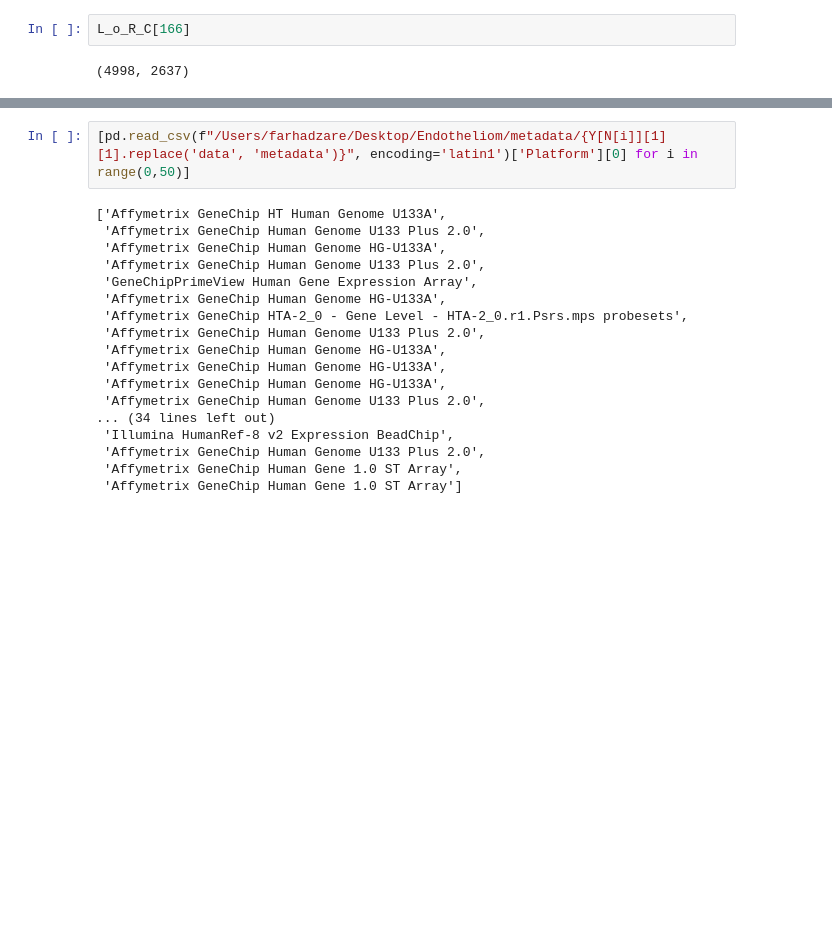
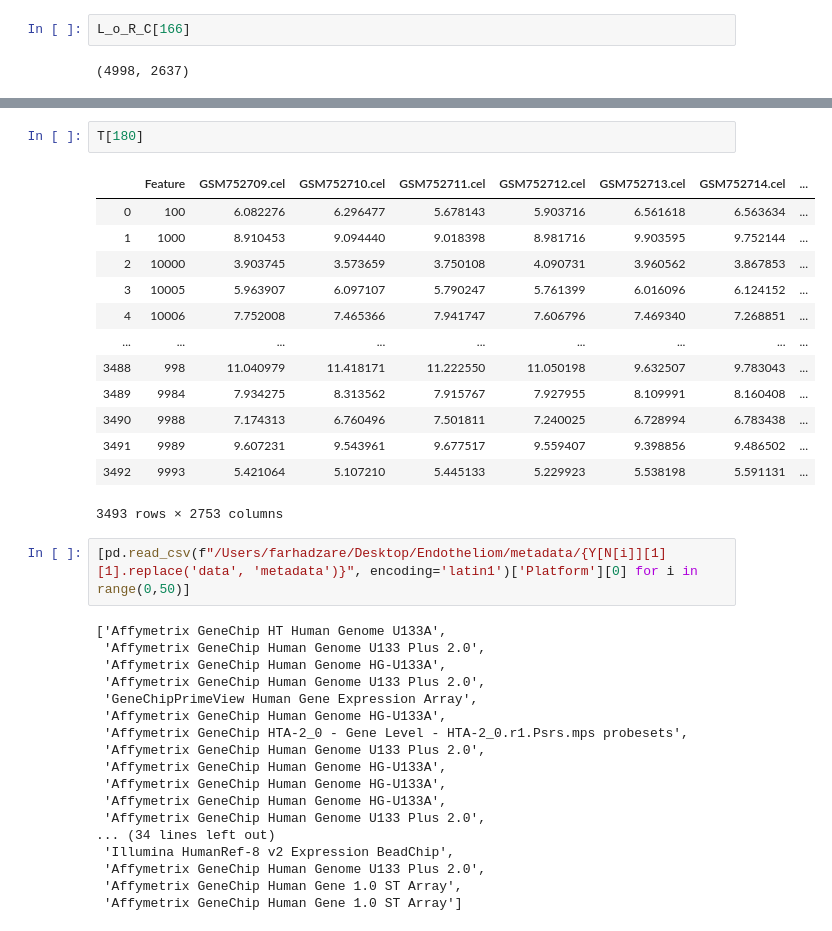
Before and after one commit to farhad-zare/Endo-Gene-, a Jupyter notebook: Optimal/optimization.ipynb, the cells around one changed output, grey strips where cells are left out. Drawn from its saved outputs; the diff is of its cells as text; blank space fills up the shorter version.

```diff
--- a/Optimal/optimization.ipynb
+++ b/Optimal/optimization.ipynb
@@ -125,3 +155,19 @@ plt.show()
+# %%
+T[180]
+# %% [output]
+|  | Feature | GSM752709.cel | GSM752710.cel | GSM752711.cel | GSM752712.cel | GSM752713.cel | GSM752714.cel | ... |
+| 0 | 100 | 6.082276 | 6.296477 | 5.678143 | 5.903716 | 6.561618 | 6.563634 | ... |
+| 1 | 1000 | 8.910453 | 9.094440 | 9.018398 | 8.981716 | 9.903595 | 9.752144 | ... |
+| 2 | 10000 | 3.903745 | 3.573659 | 3.750108 | 4.090731 | 3.960562 | 3.867853 | ... |
+| 3 | 10005 | 5.963907 | 6.097107 | 5.790247 | 5.761399 | 6.016096 | 6.124152 | ... |
+| 4 | 10006 | 7.752008 | 7.465366 | 7.941747 | 7.606796 | 7.469340 | 7.268851 | ... |
+| ... | ... | ... | ... | ... | ... | ... | ... | ... |
+| 3488 | 998 | 11.040979 | 11.418171 | 11.222550 | 11.050198 | 9.632507 | 9.783043 | ... |
+| 3489 | 9984 | 7.934275 | 8.313562 | 7.915767 | 7.927955 | 8.109991 | 8.160408 | ... |
+| 3490 | 9988 | 7.174313 | 6.760496 | 7.501811 | 7.240025 | 6.728994 | 6.783438 | ... |
+| 3491 | 9989 | 9.607231 | 9.543961 | 9.677517 | 9.559407 | 9.398856 | 9.486502 | ... |
+| 3492 | 9993 | 5.421064 | 5.107210 | 5.445133 | 5.229923 | 5.538198 | 5.591131 | ... |
+3493 rows × 2753 columns
 # %%
 [pd.read_csv(f"/Users/farhadzare/Desktop/Endotheliom/metadata/{Y[N[i]][1][1].replace('data', 'metadata')}", encoding='latin1')['Platform'][0] for i in range(0,50)]
 # %% [output]
```
Also changed, not shown: parts of 16 cells of this notebook, 2 other files.
